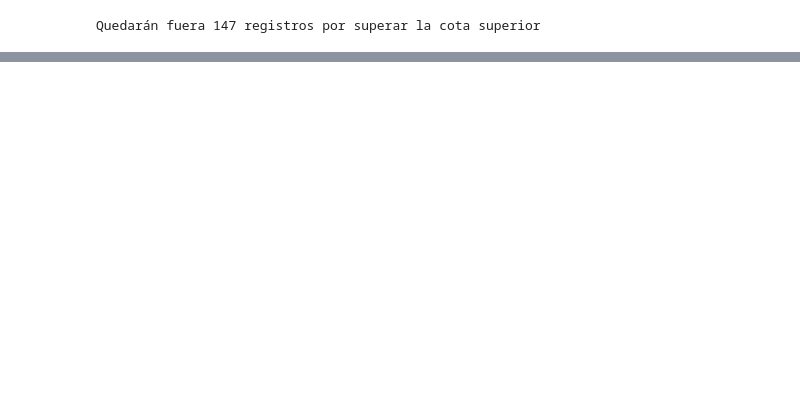
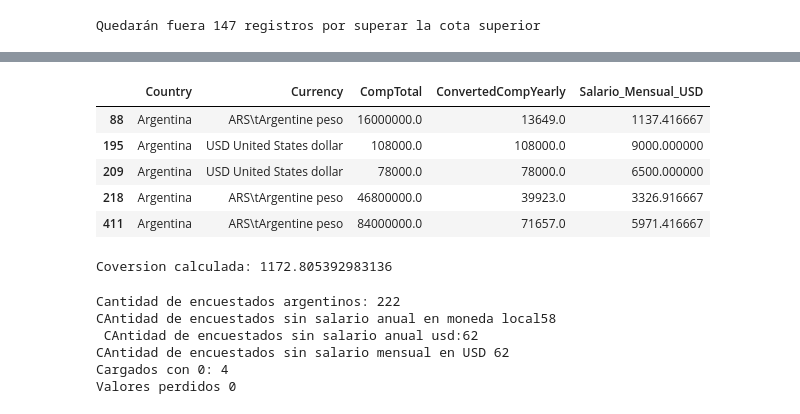
Before and after one commit to MateoGarrido13/StackOverflow-G23, a Jupyter notebook: Grupo23-Fund_C_Datos-StackOverflow.ipynb, the cells around one changed output, grey strips where cells are left out. Saved outputs shown, nothing was run; the diff lists cells and outputs as text; code cells hidden in the pictures; blank space fills up the shorter version.

```diff
--- a/Grupo23-Fund_C_Datos-StackOverflow.ipynb
+++ b/Grupo23-Fund_C_Datos-StackOverflow.ipynb
@@ -597,0 +644,54 @@ df_interes["WorkExp"] = s.mask(
+# %%
+# En principio seleccionampos las variables de interes
+# Agregaremos justamente una columna que refleje el salario mensual de un desarrollador apartir de la converision en USD de su salario anualizado
+
+
+df_arg = df_interes[df_interes['Country']=='Argentina'][['Country','Currency', 'CompTotal', 'ConvertedCompYearly']]
+df_arg["Salario_Mensual_USD"]=  df_arg["ConvertedCompYearly"] / 12
+df_arg.head()
+# %% [output]
+|  | Country | Currency | CompTotal | ConvertedCompYearly | Salario_Mensual_USD |
+| 88 | Argentina | ARS\tArgentine peso | 16000000.0 | 13649.0 | 1137.416667 |
+| 195 | Argentina | USD United States dollar | 108000.0 | 108000.0 | 9000.000000 |
+| 209 | Argentina | USD United States dollar | 78000.0 | 78000.0 | 6500.000000 |
+| 218 | Argentina | ARS\tArgentine peso | 46800000.0 | 39923.0 | 3326.916667 |
+| 411 | Argentina | ARS\tArgentine peso | 84000000.0 | 71657.0 | 5971.416667 |
+# %%
+
+
+en_pesos = df_arg["Currency"].str.startswith("ARS", na=False)
+conversion = (
+    df_arg.loc[en_pesos, "CompTotal"] / df_arg.loc[en_pesos, "ConvertedCompYearly"]
+).mean()
+print(f"Coversion calculada: {conversion}")
+# %% [output]
+Coversion calculada: 1172.805392983136
+# %%
+# Las filas con CompTotal en 0 no traen ConvertedCompYearly.
+# El resto, si tiene CompTotal cargado y mayor a 0, tiene la conversion.
+cant_arg = len(df_arg)
+sin_conv_usd = df_arg["ConvertedCompYearly"].isna().sum()
+sin_sueldo_anual = df_arg["CompTotal"].isna().sum()
+sin_salario_mensual = df_arg["Salario_Mensual_USD"].isna().sum()
+con_cero = (
+    df_arg["CompTotal"].eq(0) & df_arg["ConvertedCompYearly"].isna()
+).sum()
+valido_sin_conv = (
+    df_arg["ConvertedCompYearly"].isna()
+    & df_arg["CompTotal"].notna()
+    & df_arg["CompTotal"].gt(0)
+).sum()
+
+print(f"Cantidad de encuestados argentinos: {cant_arg}")
+print(f"CAntidad de encuestados sin salario anual en moneda local{sin_sueldo_anual}")
+print(f" CAntidad de encuestados sin salario anual usd:{sin_salario_mensual}")
+print(f"CAntidad de encuestados sin salario mensual en USD {sin_conv_usd}")
+print(f"Cargados con 0: {con_cero}")
+print(f"Valores perdidos {valido_sin_conv}")
+# %% [output]
+Cantidad de encuestados argentinos: 222
+CAntidad de encuestados sin salario anual en moneda local58
+ CAntidad de encuestados sin salario anual usd:62
+CAntidad de encuestados sin salario mensual en USD 62
+Cargados con 0: 4
+Valores perdidos 0
```
Also changed, not shown: parts of 12 cells of this notebook, 1 other file.
